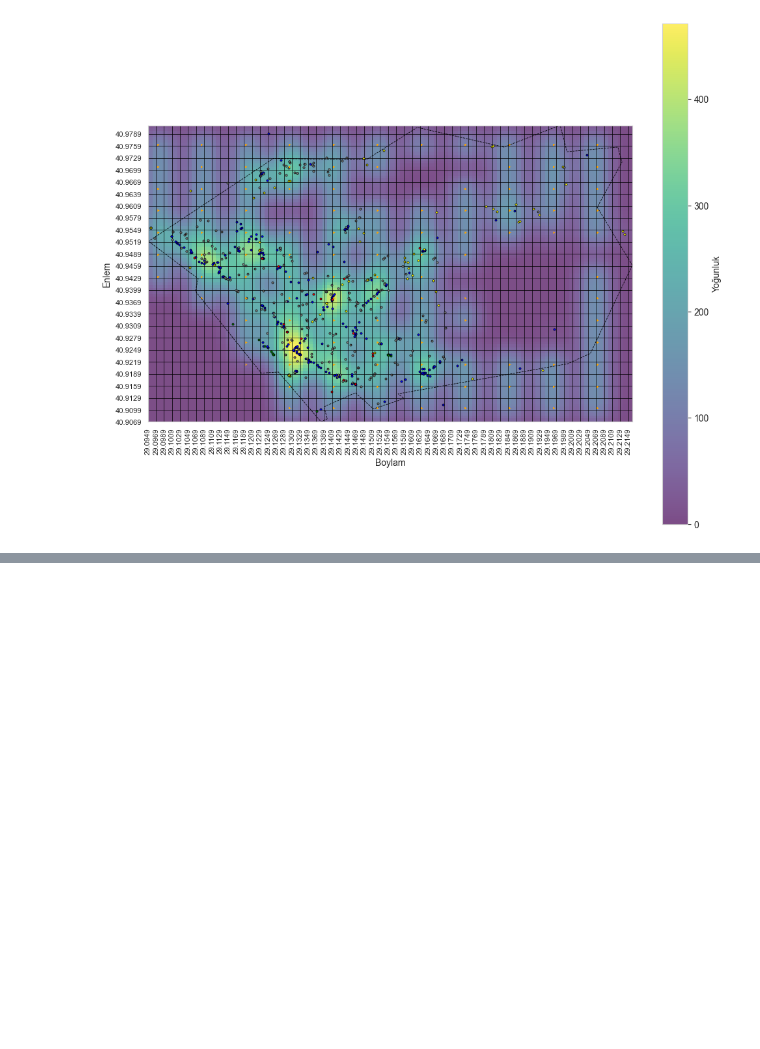
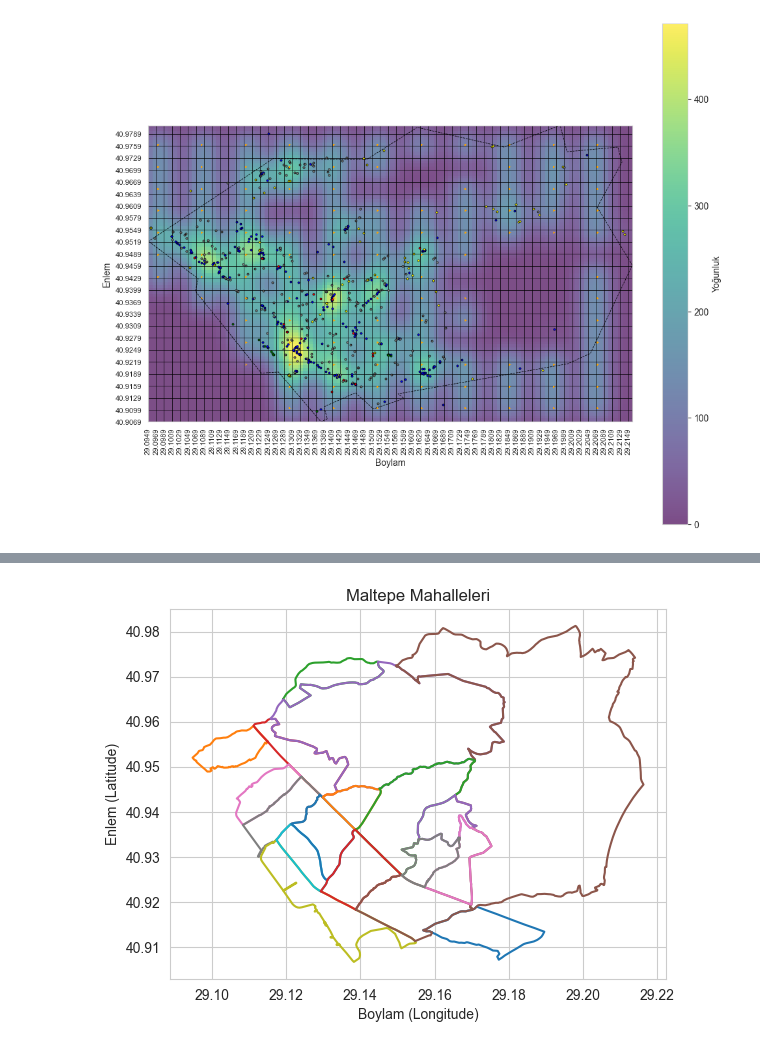
Before and after one commit to umutky/engineering_project, a Jupyter notebook: prepare_data.ipynb, the cells around one changed output, grey strips where cells are left out. Saved outputs shown, nothing was run; the diff lists cells and outputs as text; code cells hidden in the pictures; blank space fills up the shorter version.

```diff
--- a/prepare_data.ipynb
+++ b/prepare_data.ipynb
@@ -774,0 +963,42 @@ plt.show()
+# %%
+maltepe_mahalle = []
+mahalle_adlari = ['Altayçeşme Mahallesi', 'Altıntepe Mahallesi', 'Aydınevler Mahallesi',
+                  'Bağlarbaşı Mahallesi', 'Başıbüyük Mahallesi', 'Büyükbakkalköy Mahallesi',
+                  'Cevizli Mahallesi', 'Çınar Mahallesi', 'Esenkent Mahallesi',
+                  'Feyzullah Mahallesi', 'Fındıklı Mahallesi', 'Girne Mahallesi',
+                  'Gülensu Mahallesi', 'Gülsuyu Mahallesi', 'İdealtepe Mahallesi',
+                  'Küçükyalı Mahallesi', 'Yalı Mahallesi', 'Zümrütevler Mahallesi']
+
+for feature in geojson_verisi['features']:
+    properties = feature.get('properties', {})
+    name = properties.get('name', None)
+    if name in mahalle_adlari:
+        maltepe_mahalle.append(feature)
+
+# Maltepe ilçesi sınırlarının min ve max koordinatları arasındaki mahalleleri filtreleme
+maltepe_mahalle_filtreli = []
+for mahalle in maltepe_mahalle:
+    coords = mahalle['geometry']['coordinates'][0]
+    for lon, lat in coords:
+        if min_lon <= lon <= max_lon and min_lat <= lat <= max_lat:
+            maltepe_mahalle_filtreli.append(mahalle)
+            break  # Sadece bir kere eklemek için
+# %%
+import matplotlib.pyplot as plt
+from shapely.geometry import Polygon
+
+# Her bir mahalle için geometriyi çizme
+for mahalle_verisi in maltepe_mahalle_filtreli:
+    coordinates = mahalle_verisi['geometry']['coordinates'][0]
+    polygon = Polygon(coordinates)
+    x, y = polygon.exterior.xy
+    plt.plot(x, y, label=mahalle_verisi['properties']['name'])
+
+# Grafiği gösterme
+plt.title('Maltepe Mahalleleri')
+plt.xlabel('Boylam (Longitude)')
+plt.ylabel('Enlem (Latitude)')
+plt.grid(True)
+plt.show()
+# %% [output]
+[figure, added]
```
Also changed, not shown: parts of 44 cells of this notebook, 2 other files.
